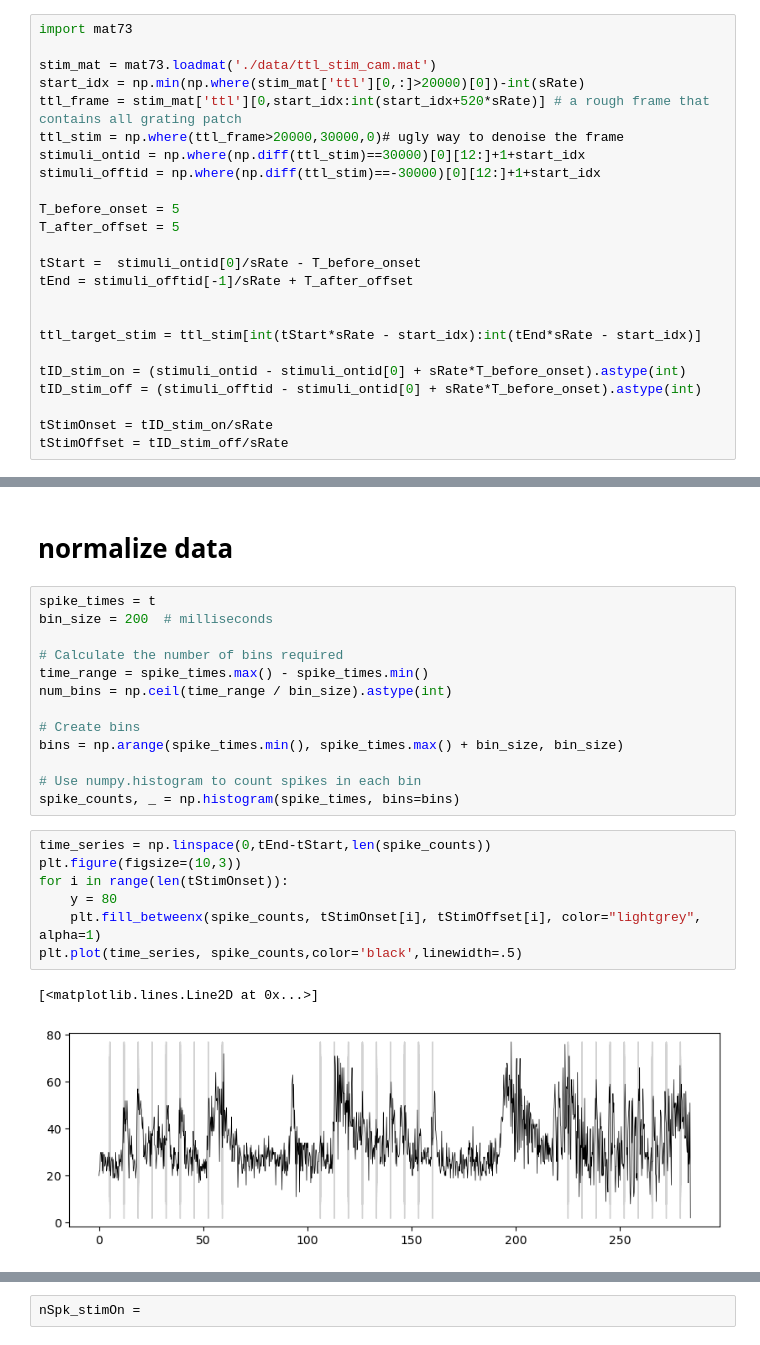
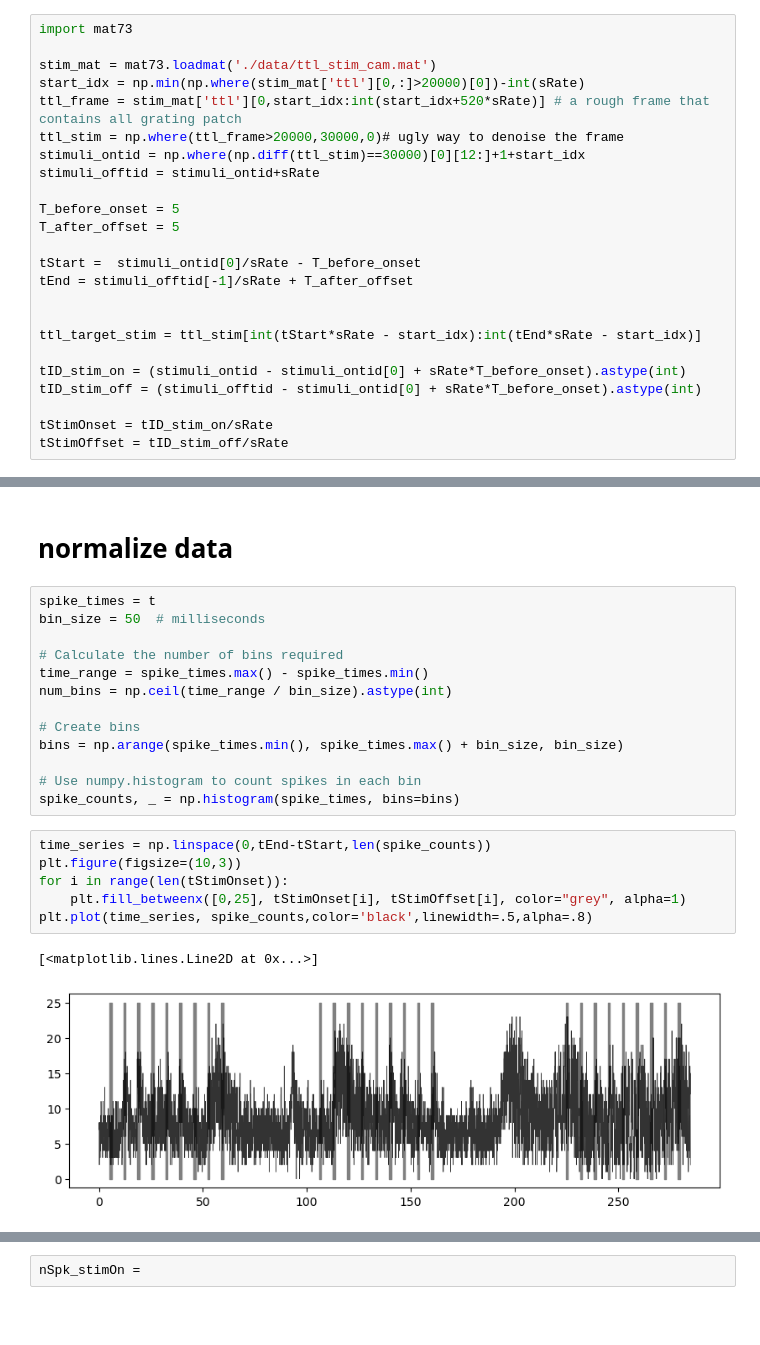
Before and after one commit to AFurryBear/realtime_rf_analysis, a Jupyter notebook: post_data_analysis.ipynb, the cells around one changed output, grey strips where cells are left out. Saved outputs shown, nothing was run; the diff lists cells and outputs as text; blank space fills up the shorter version.

```diff
--- a/post_data_analysis.ipynb
+++ b/post_data_analysis.ipynb
@@ -32,7 +32,7 @@ start_idx = np.min(np.where(stim_mat['ttl'][0,:]>20000)[0])-int(sRate)
 ttl_frame = stim_mat['ttl'][0,start_idx:int(start_idx+520*sRate)] # a rough frame that contains all grating patch
 ttl_stim = np.where(ttl_frame>20000,30000,0)# ugly way to denoise the frame
 stimuli_ontid = np.where(np.diff(ttl_stim)==30000)[0][12:]+1+start_idx
-stimuli_offtid = np.where(np.diff(ttl_stim)==-30000)[0][12:]+1+start_idx
+stimuli_offtid = stimuli_ontid+sRate
 
 T_before_onset = 5
 T_after_offset = 5
@@ -308,7 +308,7 @@ plt.savefig('detected_spks_Data_timeframe_uV.png')
 # normalize data
 # %%
 spike_times = t
-bin_size = 200  # milliseconds
+bin_size = 50  # milliseconds
 
 # Calculate the number of bins required
 time_range = spike_times.max() - spike_times.min()
@@ -322,10 +322,9 @@ spike_counts, _ = np.histogram(spike_times, bins=bins)
 # %%
 time_series = np.linspace(0,tEnd-tStart,len(spike_counts))
 plt.figure(figsize=(10,3))
 for i in range(len(tStimOnset)):
-    y = 80
-    plt.fill_betweenx(spike_counts, tStimOnset[i], tStimOffset[i], color="lightgrey", alpha=1)
-plt.plot(time_series, spike_counts,color='black',linewidth=.5)
+    plt.fill_betweenx([0,25], tStimOnset[i], tStimOffset[i], color="grey", alpha=1)
+plt.plot(time_series, spike_counts,color='black',linewidth=.5,alpha=.8)
 # %% [output]
 [<matplotlib.lines.Line2D at 0x...>]
-[figure, old version]
+[figure, new version]
```
Also changed, not shown: parts of 7 cells of this notebook.
